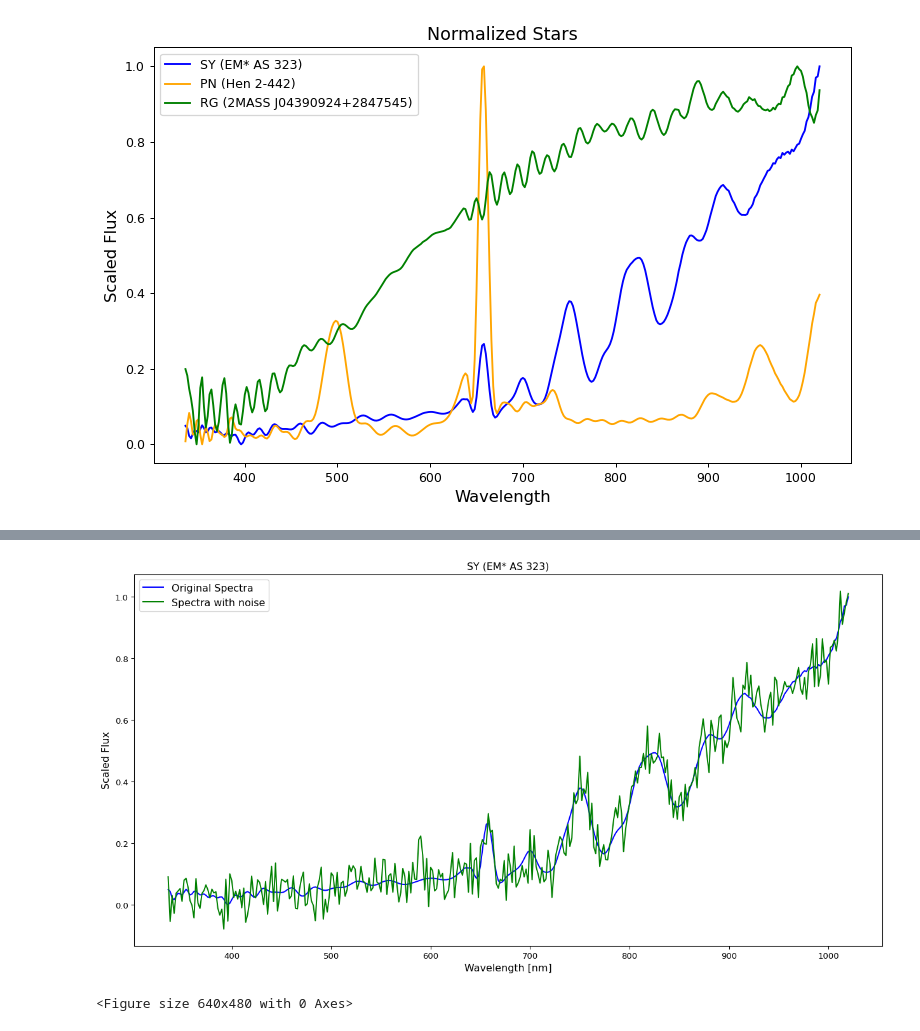
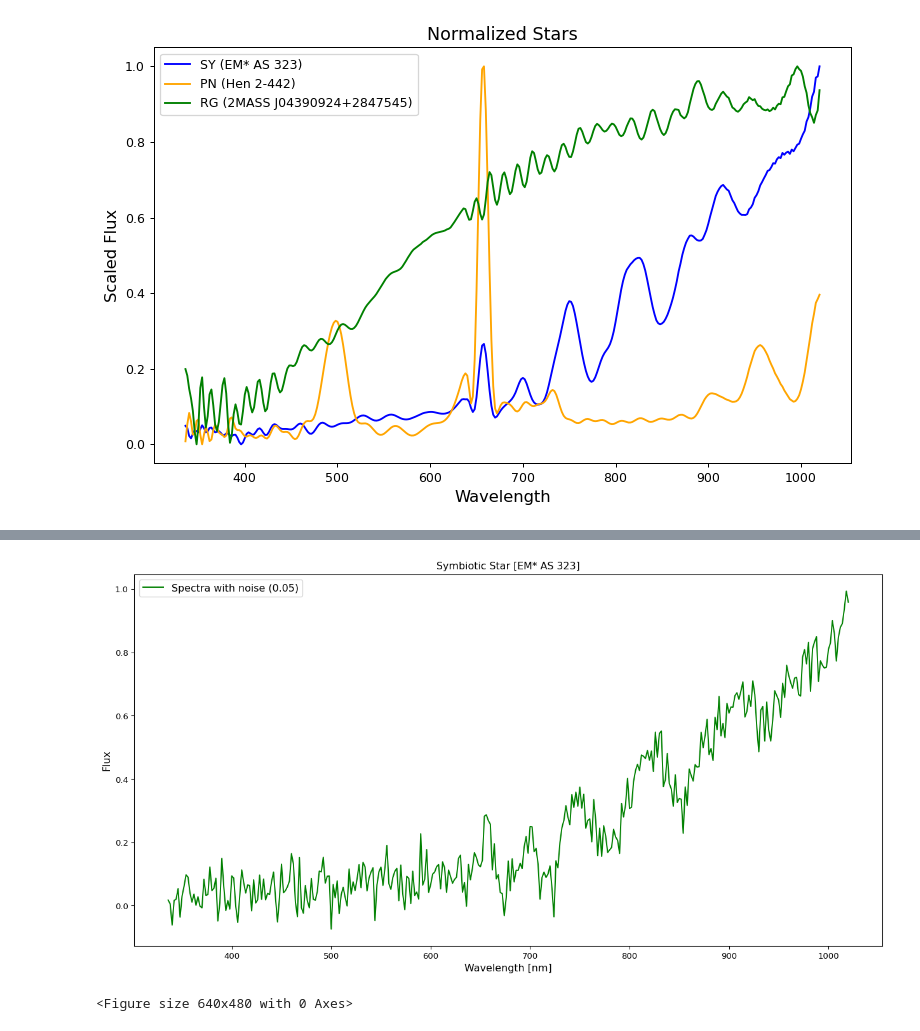
Before and after one commit to opcruz/gaiaDR3ML, a Jupyter notebook: GaiaXpy/noise/Noise2.ipynb, the cells around one changed output, grey strips where cells are left out. Saved outputs shown, nothing was run; the diff lists cells and outputs as text; code cells hidden in the pictures.

```diff
--- a/GaiaXpy/noise/Noise2.ipynb
+++ b/GaiaXpy/noise/Noise2.ipynb
@@ -149,22 +150,26 @@ noise_005 = np.random.normal(loc=0.0, scale=0.05, size=343)
 # %%
 # % matplotlib inline
 plt.subplots(figsize=(16, 8), dpi=95)
 
 # Create line plot
-plt.plot(sampling, sy_flux_normalized, c='blue', label='Original Spectra')
-plt.plot(sampling, sy_flux_normalized + noise_005, c='green', label='Spectra with noise')
+# plt.plot(sampling, sy_flux_normalized, c='blue', label='Original Spectra')
+# plt.plot(sampling, sy_flux_normalized + noise_001, c='green', label='Spectra with noise (0.01)')
+# plt.plot(sampling, sy_flux_normalized + noise_002, c='green', label='Spectra with noise (0.02)')
+# plt.plot(sampling, sy_flux_normalized + noise_003, c='green', label='Spectra with noise (0.03)')
+# plt.plot(sampling, sy_flux_normalized + noise_004, c='green', label='Spectra with noise (0.04)')
+plt.plot(sampling, sy_flux_normalized + noise_005, c='green', label='Spectra with noise (0.05)')
 
 # Set labels and title
 plt.xlabel('Wavelength [nm]', fontsize=12)
-plt.ylabel('Scaled Flux', fontsize=12)
-plt.title('SY (EM* AS 323)')
+plt.ylabel('Flux', fontsize=12)
+plt.title('Symbiotic Star [EM* AS 323]', fontsize=12)
 plt.legend(fontsize=12)
-plt.savefig("spectra_noise.svg", format="svg")
+plt.savefig("spectra_noise_0.05.svg", format="svg")
 
 # Display the plot
 plt.show()
 # %% [output]
-[figure, old version]
+[figure, new version]
 # %%
 import numpy as np
 from scipy.interpolate import BSpline
```
Also changed, not shown: parts of 4 cells of this notebook, 8 other files.
